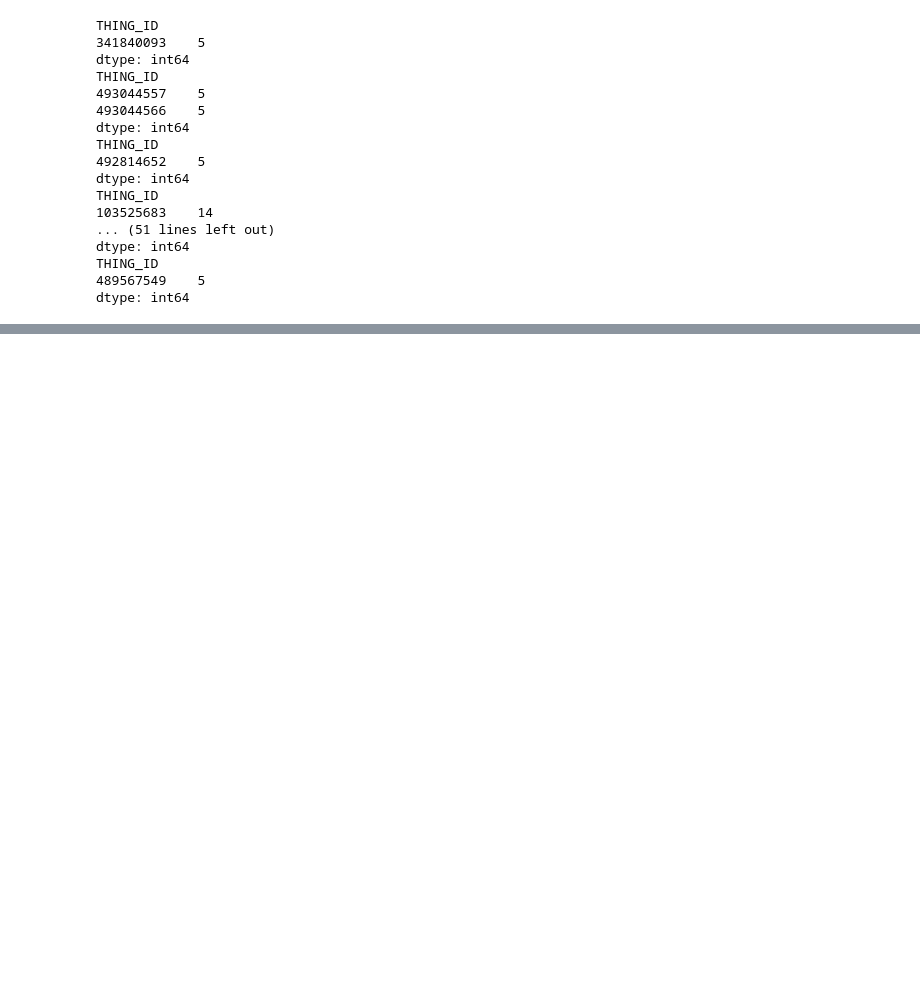
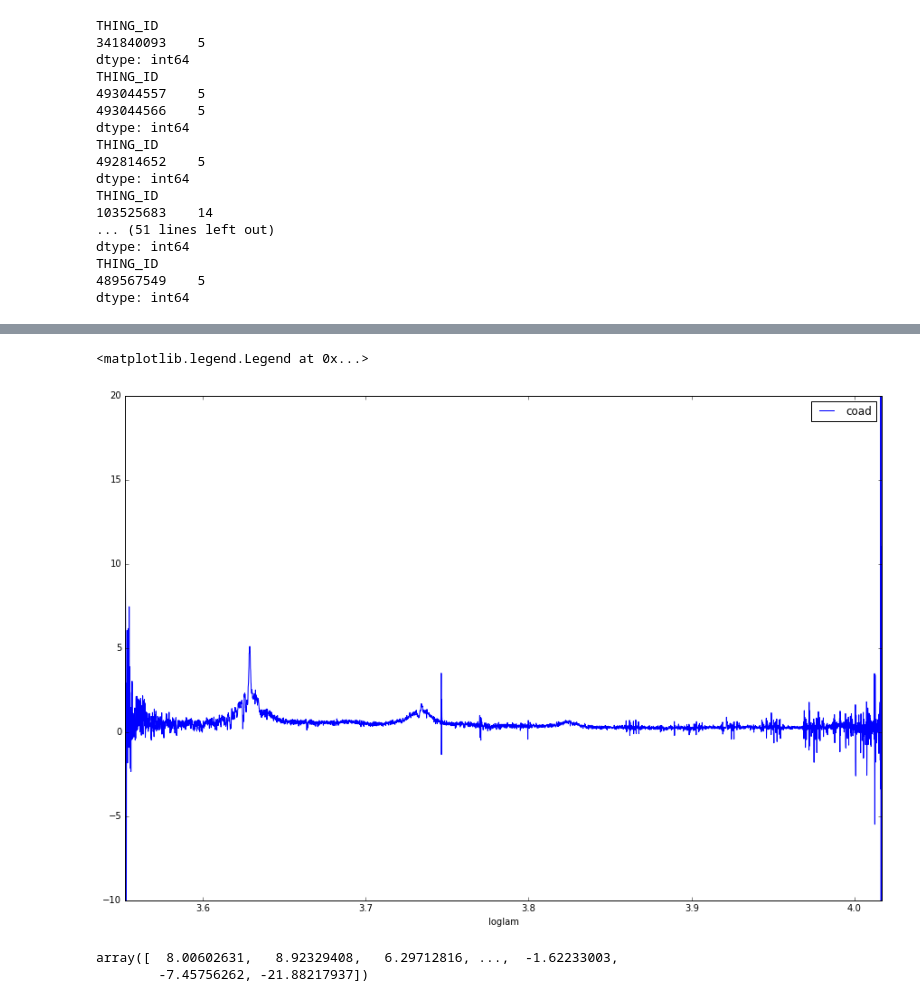
Before and after one commit to slosar/ForetFusion, a Jupyter notebook: sdss_catalog.ipynb, the cells around one changed output, grey strips where cells are left out. Saved outputs shown, nothing was run; the diff lists cells and outputs as text; code cells hidden in the pictures; blank space fills up the shorter version.

Commit message:
chisq for coadds

```diff
--- a/sdss_catalog.ipynb
+++ b/sdss_catalog.ipynb
@@ -295,0 +309,9 @@ mask[1][['flux','model', 'ivar']].plot(ax=ax)
+# %%
+for i in range(len(files)):
+        dt_s[i]['flux_%s'%(i)] = dt_s[i]['flux']
+        dt_s[i]['ivar_%s'%(i)] = dt_s[i]['ivar']
+# %%
+x =range(len(files))
+result = pd.concat([dt_s[i][['flux_%s'%(i),'ivar_%s'%(i)]] for i in x], axis=1)
+all_qsos= result.fillna(0).copy()
+all_qsos.head()
@@ -295,0 +327,24 @@ mask[1][['flux','model', 'ivar']].plot(ax=ax)
+# %%
+all_qsos['sum_flux_ivar']=0
+all_qsos['sum_ivar']=0
+for i in x:
+    all_qsos['sum_flux_ivar']+= all_qsos['flux_%s'%(i)]*all_qsos['ivar_%s'%(i)]
+    all_qsos['sum_ivar']+= all_qsos['ivar_%s'%(i)]
+all_qsos['coadd'] = all_qsos['sum_flux_ivar']/all_qsos['sum_ivar']
+# %%
+fig = plt.figure(figsize = (15, 10))
+ax= plt.subplot(1,1,1)
+all_qsos['coadd'].plot(ax=ax, label='coad')
+#for i in x:
+#    all_qsos['flux_%s'%(i)].plot(ax=ax)
+plt.ylim([-10,20])
+plt.legend(loc='best')
+# %% [output]
+<matplotlib.legend.Legend at 0x...>
+[figure, added]
+# %%
+all_qsos = all_qsos.fillna(0).copy()
+all_qsos['coadd'].values
+# %% [output]
+array([  8.00602631,   8.92329408,   6.29712816, ...,  -1.62233003,
+        -7.45756262, -21.88217937])
```
Also changed, not shown: parts of 33 cells of this notebook.
